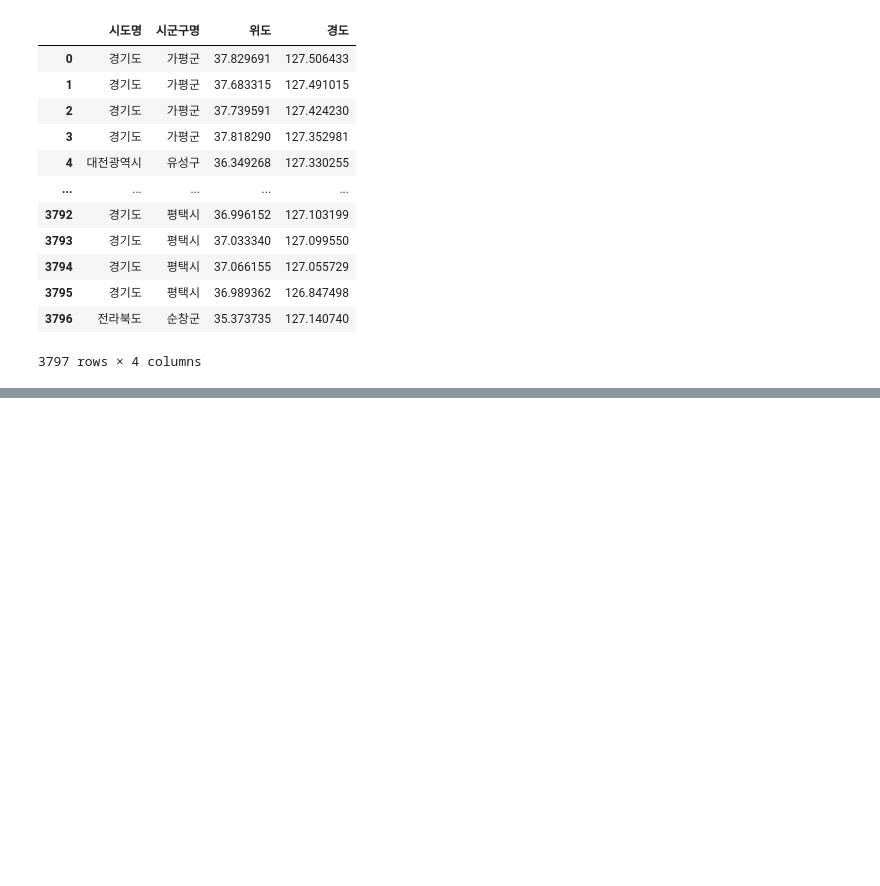
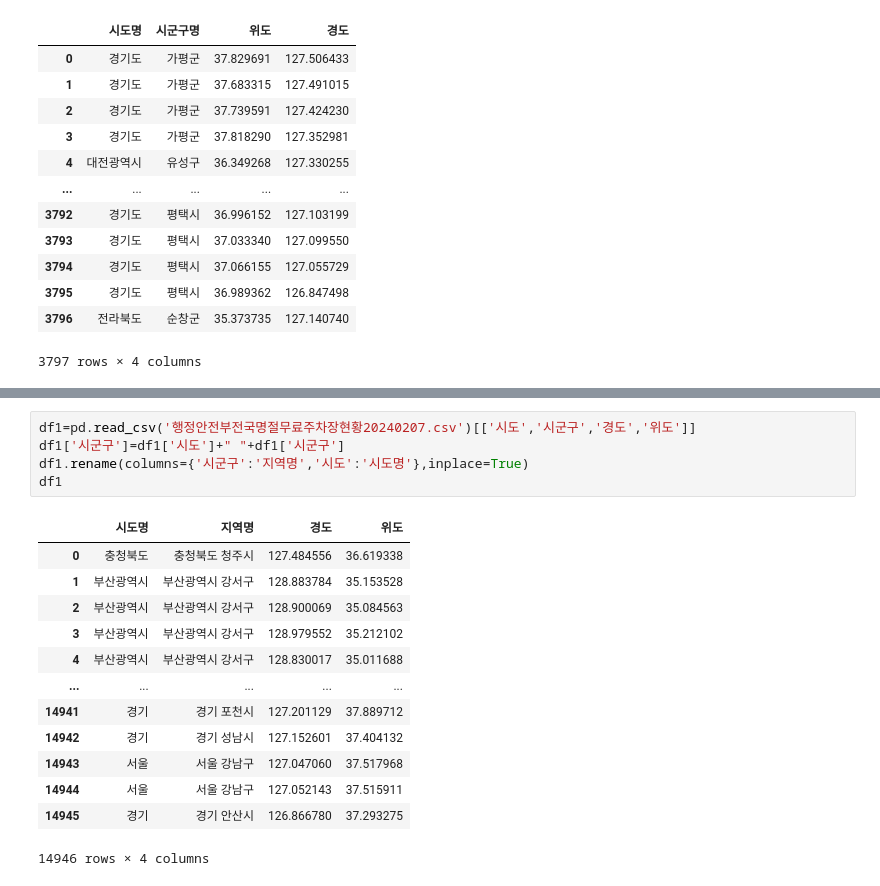
Before and after one commit to anyoungjin20040106/localData, a Jupyter notebook: dataset.ipynb, the cells around one changed output, grey strips where cells are left out. Cells and saved outputs as stored; diff of their text form; blank space fills up the shorter version.

```diff
--- a/dataset.ipynb
+++ b/dataset.ipynb
@@ -46,0 +98,19 @@ df
+# %%
+df1=pd.read_csv('행정안전부전국명절무료주차장현황20240207.csv')[['시도','시군구','경도','위도']]
+df1['시군구']=df1['시도']+" "+df1['시군구']
+df1.rename(columns={'시군구':'지역명','시도':'시도명'},inplace=True)
+df1
+# %% [output]
+|  | 시도명 | 지역명 | 경도 | 위도 |
+| 0 | 충청북도 | 충청북도 청주시 | 127.484556 | 36.619338 |
+| 1 | 부산광역시 | 부산광역시 강서구 | 128.883784 | 35.153528 |
+| 2 | 부산광역시 | 부산광역시 강서구 | 128.900069 | 35.084563 |
+| 3 | 부산광역시 | 부산광역시 강서구 | 128.979552 | 35.212102 |
+| 4 | 부산광역시 | 부산광역시 강서구 | 128.830017 | 35.011688 |
+| ... | ... | ... | ... | ... |
+| 14941 | 경기 | 경기 포천시 | 127.201129 | 37.889712 |
+| 14942 | 경기 | 경기 성남시 | 127.152601 | 37.404132 |
+| 14943 | 서울 | 서울 강남구 | 127.047060 | 37.517968 |
+| 14944 | 서울 | 서울 강남구 | 127.052143 | 37.515911 |
+| 14945 | 경기 | 경기 안산시 | 126.866780 | 37.293275 |
+14946 rows × 4 columns
```
Also changed, not shown: parts of 13 cells of this notebook, 2 other files.
